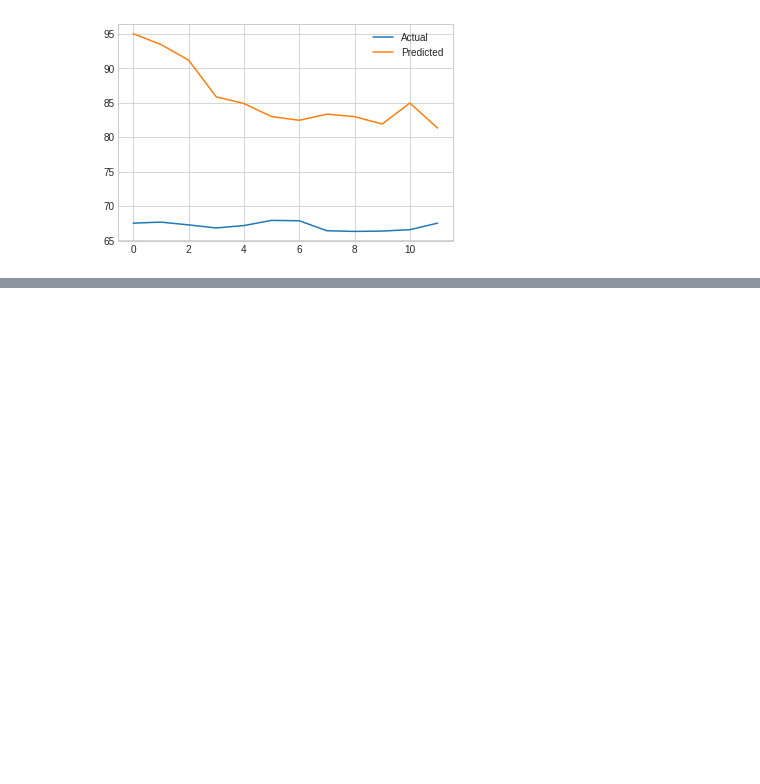
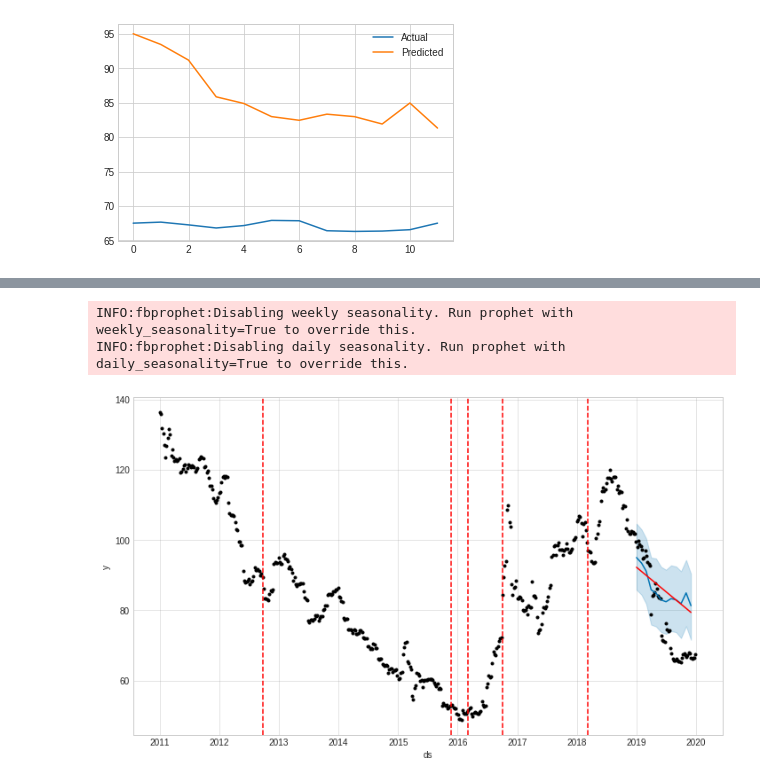
Before and after one commit to DoSungjin/black_coal_price, a Jupyter notebook: Prophet_blackcoal.ipynb, the cells around one changed output, grey strips where cells are left out. Drawn from its saved outputs; the diff is of its cells as text; code cells hidden in the pictures; blank space fills up the shorter version.

```diff
--- a/Prophet_blackcoal.ipynb
+++ b/Prophet_blackcoal.ipynb
@@ -256,0 +293,10 @@ pyplot.show()
+# %%
+m = Prophet(changepoint_prior_scale=0.1)
+m.fit(df)
+
+fig = m.plot(forecast)
+a = add_changepoints_to_plot(fig.gca(), m, forecast)
+# %% [output]
+INFO:fbprophet:Disabling weekly seasonality. Run prophet with weekly_seasonality=True to override this.
+INFO:fbprophet:Disabling daily seasonality. Run prophet with daily_seasonality=True to override this.
+[figure, added]
```
Also changed, not shown: parts of 21 cells of this notebook.
